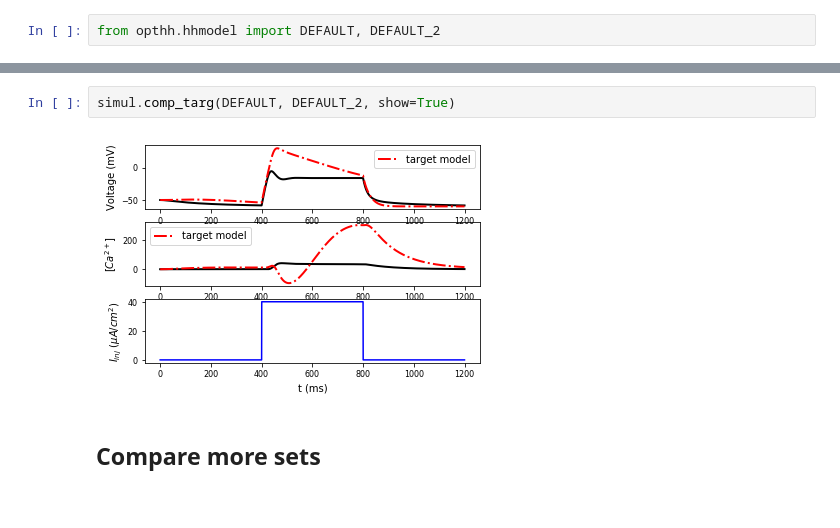
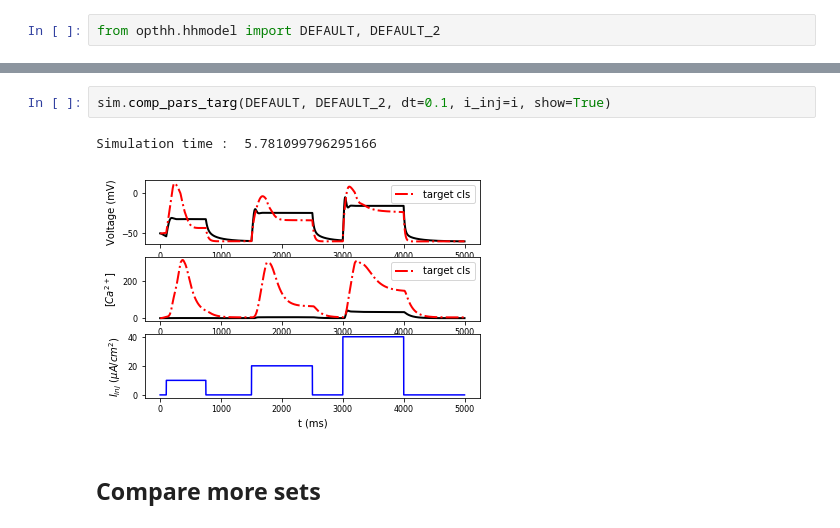
Before and after one commit to MarcJavin/ODYNN, a Jupyter notebook: tutorial/Running simulations.ipynb, the cells around one changed output, grey strips where cells are left out. Cells and saved outputs as stored; diff of their text form.

```diff
--- a/tutorial/Running simulations.ipynb
+++ b/tutorial/Running simulations.ipynb
@@ -45,9 +45,10 @@ DEFAULT
  'q__tau': 150.0,
  'rho_ca': 0.23}
 # %%
-simul.comp_targ(DEFAULT, DEFAULT_2, show=True)
+sim.comp_pars_targ(DEFAULT, DEFAULT_2, dt=0.1, i_inj=i, show=True)
 # %% [output]
+Simulation time :  5.781099796295166
-[figure, old version]
+[figure, new version]
 # %% [markdown]
 ## Compare more sets
 # %%
```
Also changed, not shown: parts of 4 cells of this notebook, 21 other files.
